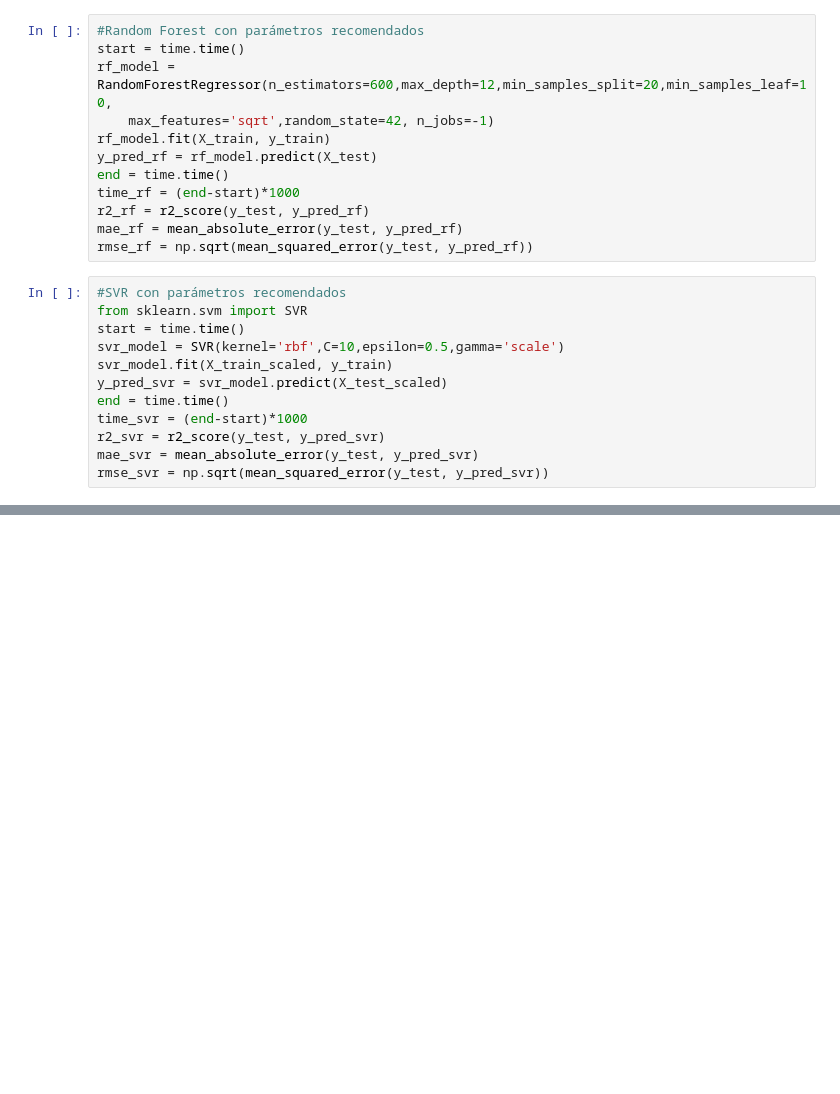
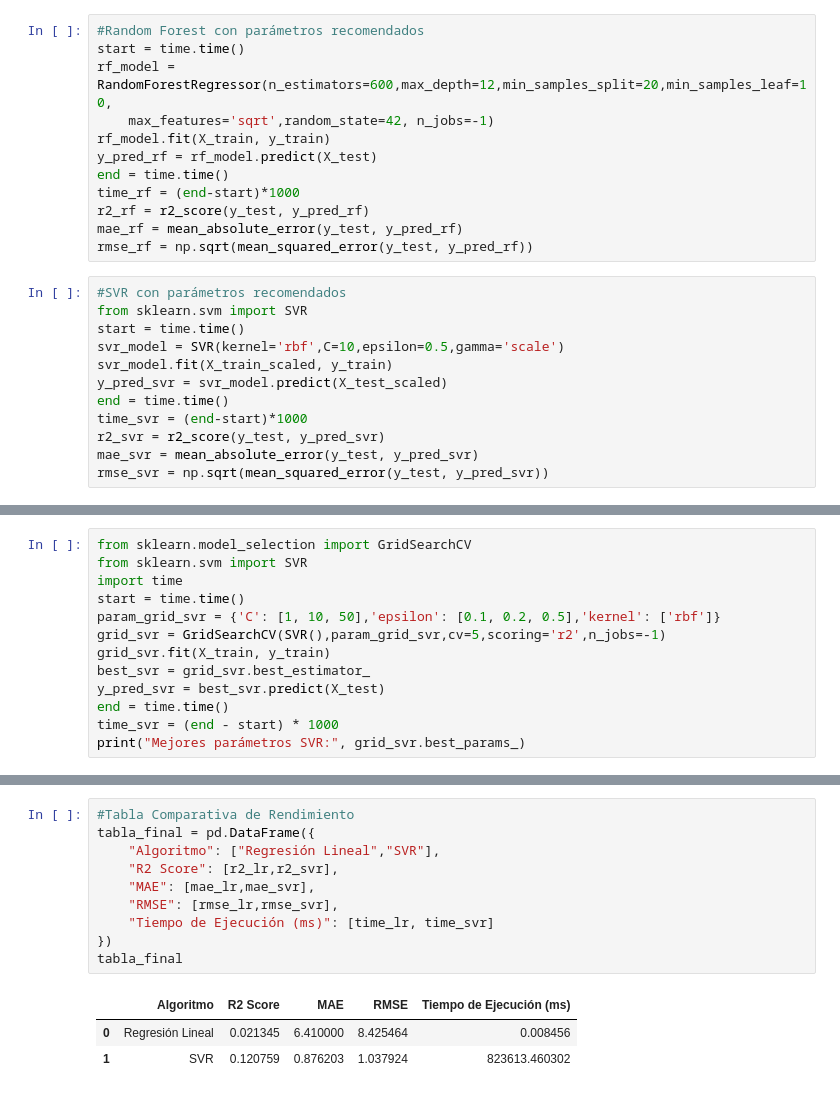
Before and after one commit to KBCoronado/MachineLearning, a Jupyter notebook: Unidad2/Practica_2_Evaluación_y_Optimización_de_Modelos_de_Regresión.ipynb, the cells around one changed output, grey strips where cells are left out. Drawn from its saved outputs; the diff is of its cells as text; blank space fills up the shorter version.

```diff
--- a/Unidad2/Practica_2_Evaluación_y_Optimización_de_Modelos_de_Regresión.ipynb
+++ b/Unidad2/Practica_2_Evaluación_y_Optimización_de_Modelos_de_Regresión.ipynb
@@ -272,0 +299,13 @@ rmse_svr = np.sqrt(mean_squared_error(y_test, y_pred_svr))
+# %%
+from sklearn.model_selection import GridSearchCV
+from sklearn.svm import SVR
+import time
+start = time.time()
+param_grid_svr = {'C': [1, 10, 50],'epsilon': [0.1, 0.2, 0.5],'kernel': ['rbf']}
+grid_svr = GridSearchCV(SVR(),param_grid_svr,cv=5,scoring='r2',n_jobs=-1)
+grid_svr.fit(X_train, y_train)
+best_svr = grid_svr.best_estimator_
+y_pred_svr = best_svr.predict(X_test)
+end = time.time()
+time_svr = (end - start) * 1000
+print("Mejores parámetros SVR:", grid_svr.best_params_)
@@ -272,0 +329,14 @@ rmse_svr = np.sqrt(mean_squared_error(y_test, y_pred_svr))
+# %%
+#Tabla Comparativa de Rendimiento
+tabla_final = pd.DataFrame({
+    "Algoritmo": ["Regresión Lineal","SVR"],
+    "R2 Score": [r2_lr,r2_svr],
+    "MAE": [mae_lr,mae_svr],
+    "RMSE": [rmse_lr,rmse_svr],
+    "Tiempo de Ejecución (ms)": [time_lr, time_svr]
+})
+tabla_final
+# %% [output]
+|  | Algoritmo | R2 Score | MAE | RMSE | Tiempo de Ejecución (ms) |
+| 0 | Regresión Lineal | 0.021345 | 6.410000 | 8.425464 | 0.008456 |
+| 1 | SVR | 0.120759 | 0.876203 | 1.037924 | 823613.460302 |
```
Also changed, not shown: parts of 10 cells of this notebook.
